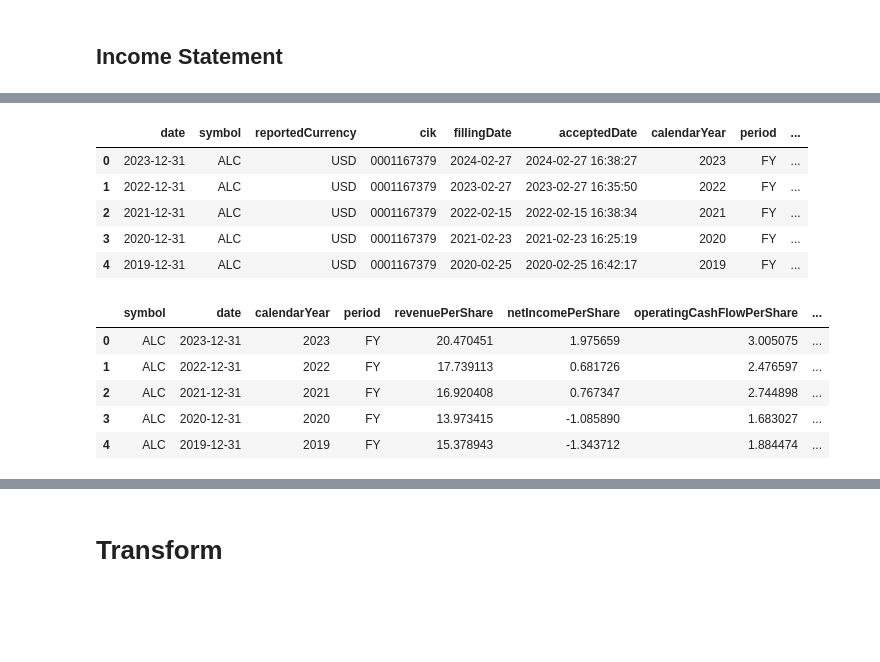
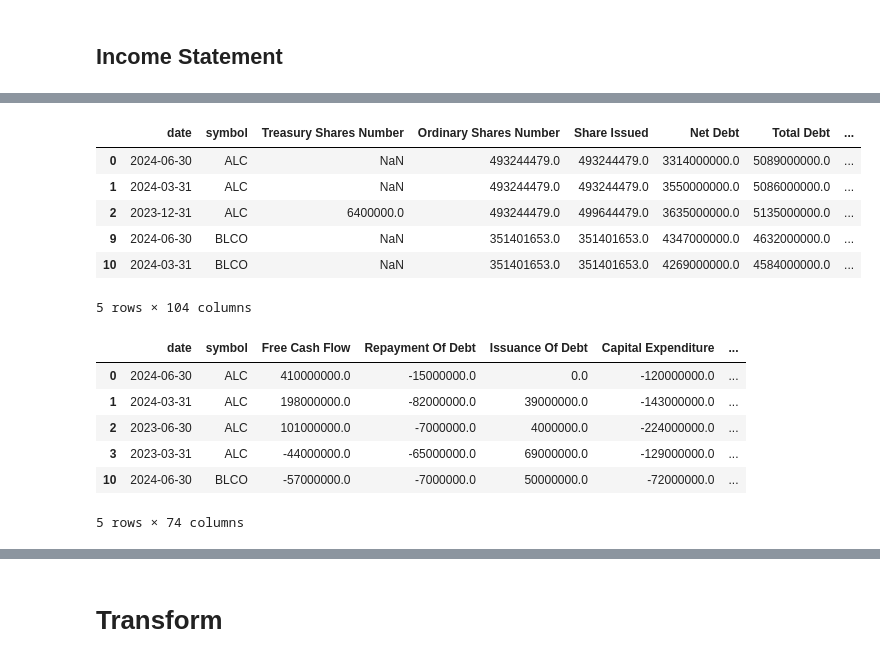
Before and after one commit to MarkPhamm/Alcon-Financial-Assistant, a Jupyter notebook: notebooks/ETL_quaterly.ipynb, the cells around one changed output, grey strips where cells are left out. Saved outputs shown, nothing was run; the diff lists cells and outputs as text; code cells hidden in the pictures; blank space fills up the shorter version.

```diff
--- a/notebooks/ETL_quaterly.ipynb
+++ b/notebooks/ETL_quaterly.ipynb
@@ -203,20 +293,22 @@ balance_sheet_df.head()
-# %%
-cash_flow_statement_df = get_cash_flow_statement(tickers = tickers, api_key = api_key)
-cash_flow_statement_df.head()
-# %% [output]
-|  | date | symbol | reportedCurrency | cik | fillingDate | acceptedDate | calendarYear | period | ... |
-| 0 | 2023-12-31 | ALC | USD | 0001167379 | 2024-02-27 | 2024-02-27 16:38:27 | 2023 | FY | ... |
-| 1 | 2022-12-31 | ALC | USD | 0001167379 | 2023-02-27 | 2023-02-27 16:35:50 | 2022 | FY | ... |
-| 2 | 2021-12-31 | ALC | USD | 0001167379 | 2022-02-15 | 2022-02-15 16:38:34 | 2021 | FY | ... |
-| 3 | 2020-12-31 | ALC | USD | 0001167379 | 2021-02-23 | 2021-02-23 16:25:19 | 2020 | FY | ... |
-| 4 | 2019-12-31 | ALC | USD | 0001167379 | 2020-02-25 | 2020-02-25 16:42:17 | 2019 | FY | ... |
-# %%
-key_metrics_df = get_key_metrics(tickers = tickers, api_key = api_key)
-key_metrics_df.head()
-# %% [output]
-|  | symbol | date | calendarYear | period | revenuePerShare | netIncomePerShare | operatingCashFlowPerShare | ... |
-| 0 | ALC | 2023-12-31 | 2023 | FY | 20.470451 | 1.975659 | 3.005075 | ... |
-| 1 | ALC | 2022-12-31 | 2022 | FY | 17.739113 | 0.681726 | 2.476597 | ... |
-| 2 | ALC | 2021-12-31 | 2021 | FY | 16.920408 | 0.767347 | 2.744898 | ... |
-| 3 | ALC | 2020-12-31 | 2020 | FY | 13.973415 | -1.085890 | 1.683027 | ... |
-| 4 | ALC | 2019-12-31 | 2019 | FY | 15.378943 | -1.343712 | 1.884474 | ... |
+# %%
+quarterly_balance_sheet_df = get_balance_sheet_quarterly(tickers = tickers)
+quarterly_balance_sheet_df.head()
+# %% [output]
+|  | date | symbol | Treasury Shares Number | Ordinary Shares Number | Share Issued | Net Debt | Total Debt | ... |
+| 0 | 2024-06-30 | ALC | NaN | 493244479.0 | 493244479.0 | 3314000000.0 | 5089000000.0 | ... |
+| 1 | 2024-03-31 | ALC | NaN | 493244479.0 | 493244479.0 | 3550000000.0 | 5086000000.0 | ... |
+| 2 | 2023-12-31 | ALC | 6400000.0 | 493244479.0 | 499644479.0 | 3635000000.0 | 5135000000.0 | ... |
+| 9 | 2024-06-30 | BLCO | NaN | 351401653.0 | 351401653.0 | 4347000000.0 | 4632000000.0 | ... |
+| 10 | 2024-03-31 | BLCO | NaN | 351401653.0 | 351401653.0 | 4269000000.0 | 4584000000.0 | ... |
+5 rows × 104 columns
+# %%
+quarterly_cash_flow_statement_df = get_cash_flow_statement_quarterly(tickers = tickers)
+quarterly_cash_flow_statement_df.head()
+# %% [output]
+|  | date | symbol | Free Cash Flow | Repayment Of Debt | Issuance Of Debt | Capital Expenditure | ... |
+| 0 | 2024-06-30 | ALC | 410000000.0 | -15000000.0 | 0.0 | -120000000.0 | ... |
+| 1 | 2024-03-31 | ALC | 198000000.0 | -82000000.0 | 39000000.0 | -143000000.0 | ... |
+| 2 | 2023-06-30 | ALC | 101000000.0 | -7000000.0 | 4000000.0 | -224000000.0 | ... |
+| 3 | 2023-03-31 | ALC | -44000000.0 | -65000000.0 | 69000000.0 | -129000000.0 | ... |
+| 10 | 2024-06-30 | BLCO | -57000000.0 | -7000000.0 | 50000000.0 | -72000000.0 | ... |
+5 rows × 74 columns
```
Also changed, not shown: parts of 19 cells of this notebook, 1 other file.
